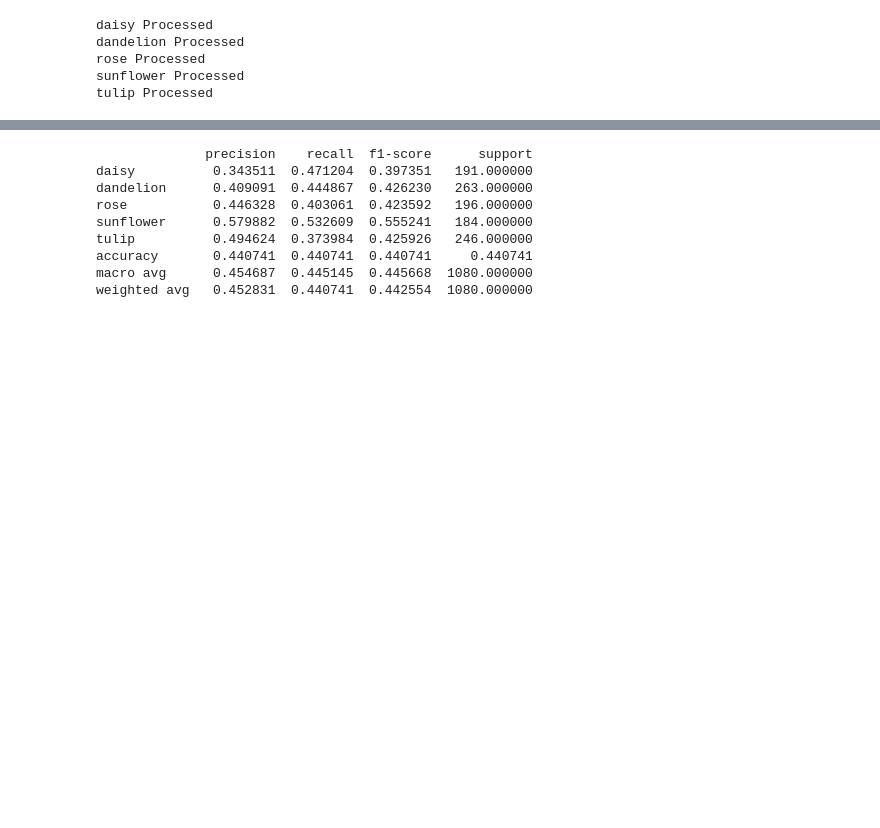
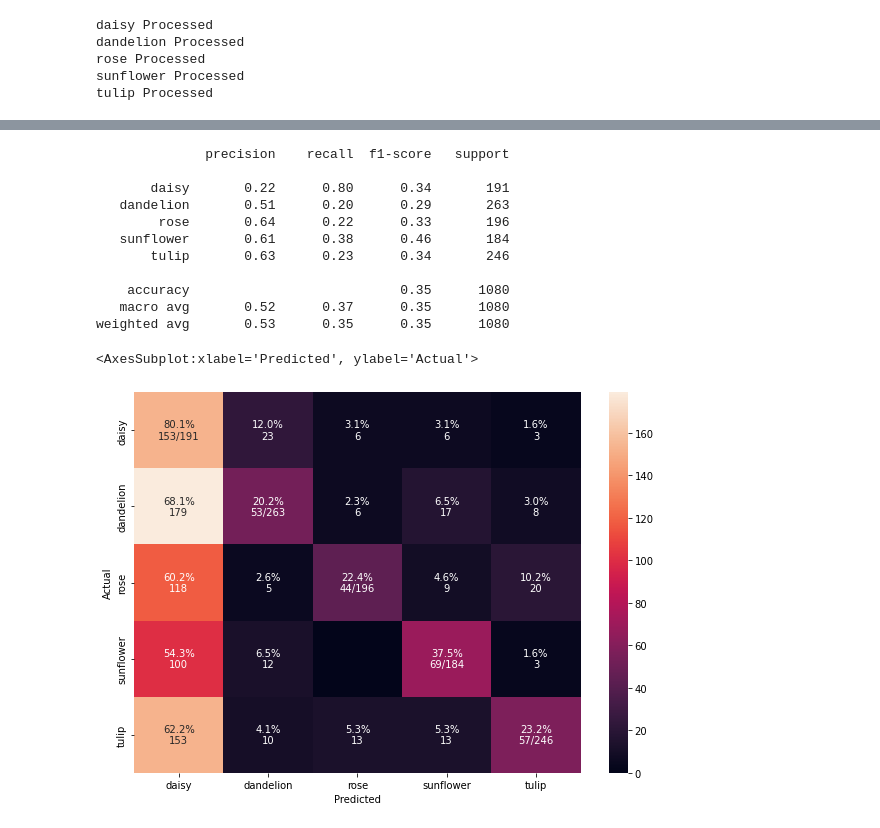
Before and after one commit to aronnicksnts/kaggle-projects, a Jupyter notebook: Flower Recognition/flower_recognition_knn.ipynb, the cells around one changed output, grey strips where cells are left out. Saved outputs shown, nothing was run; the diff lists cells and outputs as text; code cells hidden in the pictures; blank space fills up the shorter version.

Commit message:
Created graphics for flower_recognition_knn

```diff
--- a/Flower Recognition/flower_recognition_knn.ipynb
+++ b/Flower Recognition/flower_recognition_knn.ipynb
@@ -69,13 +78,13 @@ rose Processed
 sunflower Processed
 tulip Processed
 # %%
-(trainRI, testRI, trainRL, testRL) = train_test_split(rawImages, labels, test_size =0.25, stratify=labels)
-(trainFeat, testFeat, trainLabels, testLabels) = train_test_split(features, labels, test_size =0.25, stratify=labels)
+(x_train, x_test, y_train, y_test) = train_test_split(features, labels, test_size =0.25, stratify=labels)
 
-print("[INFO] Evaluating Raw Pixel Accuracy")
-model = KNeighborsClassifier(n_neighbors=4, n_jobs=-1)
-model.fit(trainFeat,trainLabels)
-acc = model.score(testFeat,testLabels)
+
+print("[INFO] Evaluating Feature Accuracy")
+model = KNeighborsClassifier(n_neighbors=5, n_jobs=-1)
+model.fit(x_train,y_train)
+acc = model.score(x_test,y_test)
 
 print(f"[INFO] histogram accuracy: {acc*100:.2f}")
 # %% [output]
@@ -103,15 +93,48 @@ print(cf_matrix)
-# %%
-import sklearn
-report = sklearn.metrics.classification_report(testLabels, model.predict(testFeat), output_dict=True)
-df = pd.DataFrame(report).transpose()
-print(df)
-# %% [output]
-              precision    recall  f1-score      support
-daisy          0.343511  0.471204  0.397351   191.000000
-dandelion      0.409091  0.444867  0.426230   263.000000
-rose           0.446328  0.403061  0.423592   196.000000
-sunflower      0.579882  0.532609  0.555241   184.000000
-tulip          0.494624  0.373984  0.425926   246.000000
-accuracy       0.440741  0.440741  0.440741     0.440741
-macro avg      0.454687  0.445145  0.445668  1080.000000
-weighted avg   0.452831  0.440741  0.442554  1080.000000
+# %%
+matrix_index = ["daisy", "dandelion", "rose","sunflower","tulip"]
+preds = model.predict(x_test)
+classpreds = np.argmax(preds, axis=1) # Predicted Classes
+y_testclass = np.argmax(y_test, axis =1) # True classes
+
+cm = confusion_matrix(y_testclass, classpreds)
+
+print(classification_report(y_testclass, classpreds, target_names = matrix_index))\
+
+# Get percentage value for each element of the matrix
+cm_sum = np.sum(cm, axis=1, keepdims=True)
+cm_perc = cm / cm_sum.astype(float) * 100
+annot = np.empty_like(cm).astype(str)
+nrows, ncols = cm.shape
+for i in range(nrows):
+    for j in range(ncols):
+        c = cm[i, j]
+        p = cm_perc[i, j]
+        if i == j:
+            s = cm_sum[i]
+            annot[i, j] = '%.1f%%\n%d/%d' % (p, c, s)
+        elif c == 0:
+            annot[i, j] = ''
+        else:
+            annot[i, j] = '%.1f%%\n%d' % (p, c)
+
+
+# Display confusion matrix
+df_cm = pd.DataFrame(cm, index = matrix_index, columns = matrix_index)
+df_cm.index.name = 'Actual'
+df_cm.columns.name = 'Predicted'
+fig, ax = plt.subplots(figsize=(10,7))
+sn.heatmap(df_cm, annot=annot, fmt='')
+# %% [output]
+              precision    recall  f1-score   support
+
+       daisy       0.22      0.80      0.34       191
+   dandelion       0.51      0.20      0.29       263
+        rose       0.64      0.22      0.33       196
+   sunflower       0.61      0.38      0.46       184
+       tulip       0.63      0.23      0.34       246
+
+    accuracy                           0.35      1080
+   macro avg       0.52      0.37      0.35      1080
+weighted avg       0.53      0.35      0.35      1080
+<AxesSubplot:xlabel='Predicted', ylabel='Actual'>
+[figure, added]
```
Also changed, not shown: parts of 5 cells of this notebook.
